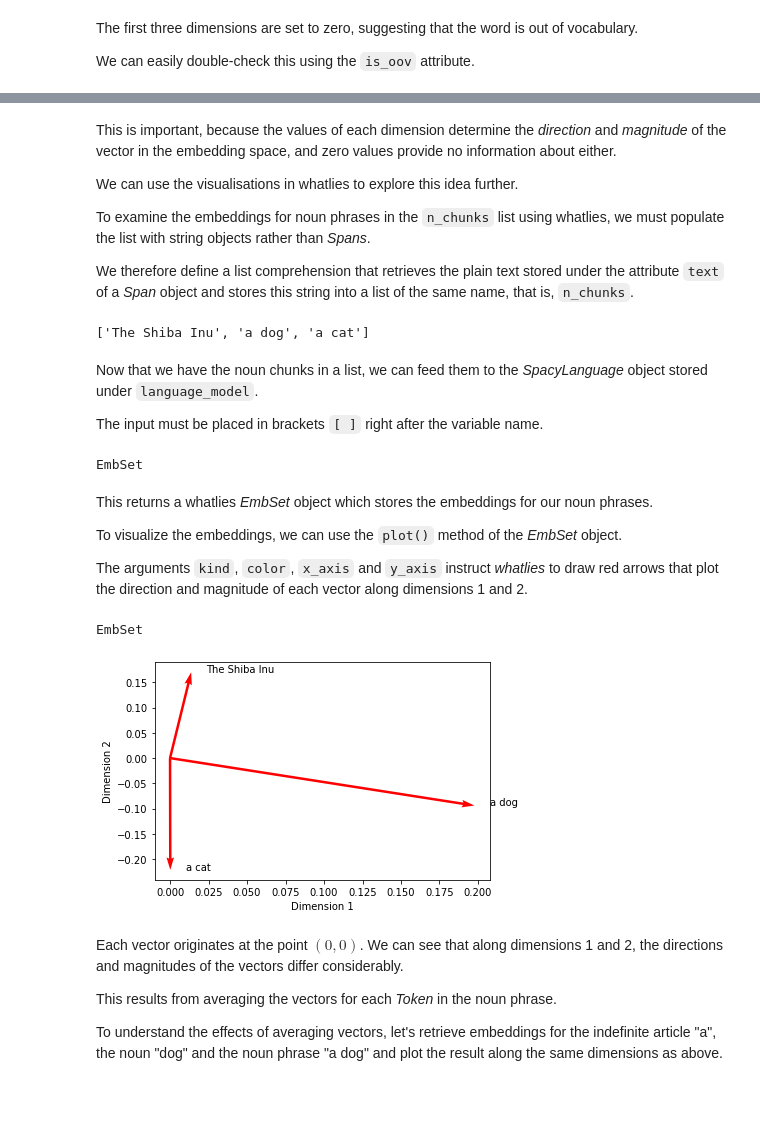
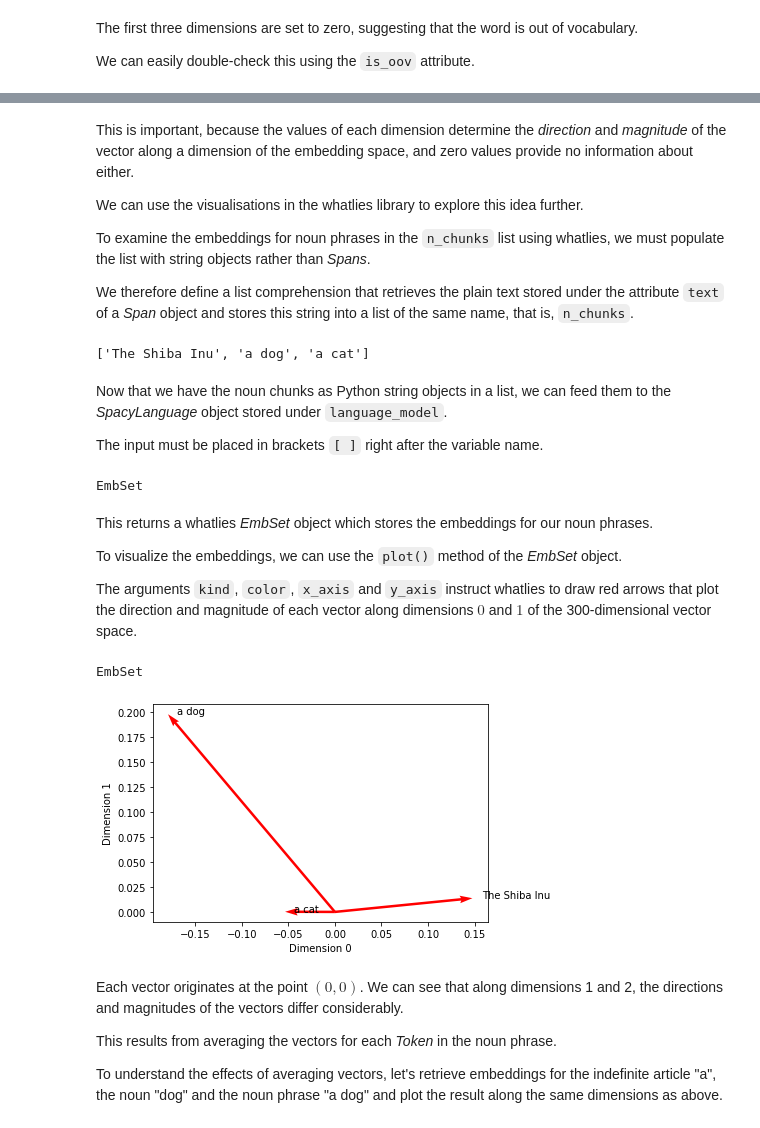
Before and after one commit to Applied-Language-Technology/notebooks, a Jupyter notebook: part_iii/04_embeddings_continued.ipynb, the cells around one changed output, grey strips where cells are left out. Drawn from its saved outputs; the diff is of its cells as text; code cells hidden in the pictures; blank space fills up the shorter version.

```diff
--- a/part_iii/04_embeddings_continued.ipynb
+++ b/part_iii/04_embeddings_continued.ipynb
@@ -250,7 +258,7 @@ True
 # %% [markdown]
-This is important, because the values of each dimension determine the *direction* and *magnitude* of the vector in the embedding space, and zero values provide no information about either.
+This is important, because the values of each dimension determine the *direction* and *magnitude* of the vector along a dimension of the embedding space, and zero values provide no information about either.
 
-We can use the visualisations in whatlies to explore this idea further.
+We can use the visualisations in the whatlies library to explore this idea further.
 
 To examine the embeddings for noun phrases in the `n_chunks` list using whatlies, we must populate the list with string objects rather than *Spans*.
 
@@ -265,7 +273,7 @@ n_chunks
 # %% [output]
 ['The Shiba Inu', 'a dog', 'a cat']
 # %% [markdown]
-Now that we have the noun chunks in a list, we can feed them to the *SpacyLanguage* object stored under `language_model`.
+Now that we have the noun chunks as Python string objects in a list, we can feed them to the *SpacyLanguage* object stored under `language_model`.
 
 The input must be placed in brackets `[ ]` right after the variable name.
 # %%
@@ -282,12 +290,12 @@ This returns a whatlies *EmbSet* object which stores the embeddings for our noun
 
 To visualize the embeddings, we can use the `plot()` method of the *EmbSet* object.
 
-The arguments `kind`, `color`, `x_axis` and `y_axis` instruct *whatlies* to draw red arrows that plot the direction and magnitude of each vector along dimensions 1 and 2.
+The arguments `kind`, `color`, `x_axis` and `y_axis` instruct whatlies to draw red arrows that plot the direction and magnitude of each vector along dimensions $0$ and $1$ of the 300-dimensional vector space.
 # %%
-embeddings.plot(kind='arrow', color='red', x_axis=1, y_axis=2)
+embeddings.plot(kind='arrow', color='red', x_axis=0, y_axis=1)
 # %% [output]
 EmbSet
-[figure, old version]
+[figure, new version]
 # %% [markdown]
 Each vector originates at the point $(0, 0)$. We can see that along dimensions 1 and 2, the directions and magnitudes of the vectors differ considerably.
 
```
Also changed, not shown: parts of 27 cells of this notebook.
